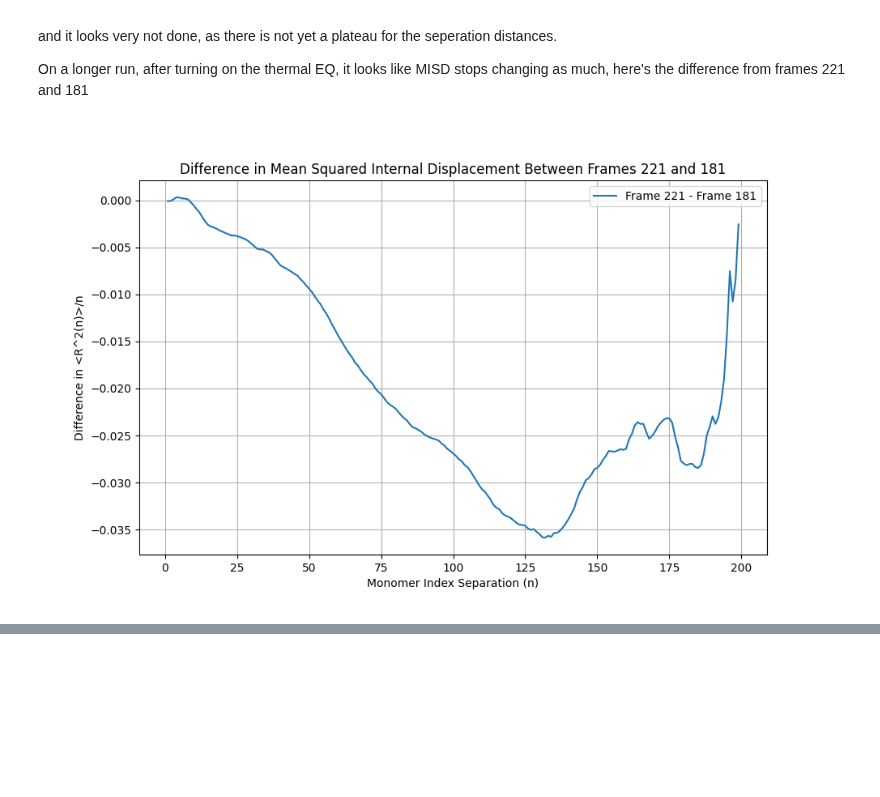
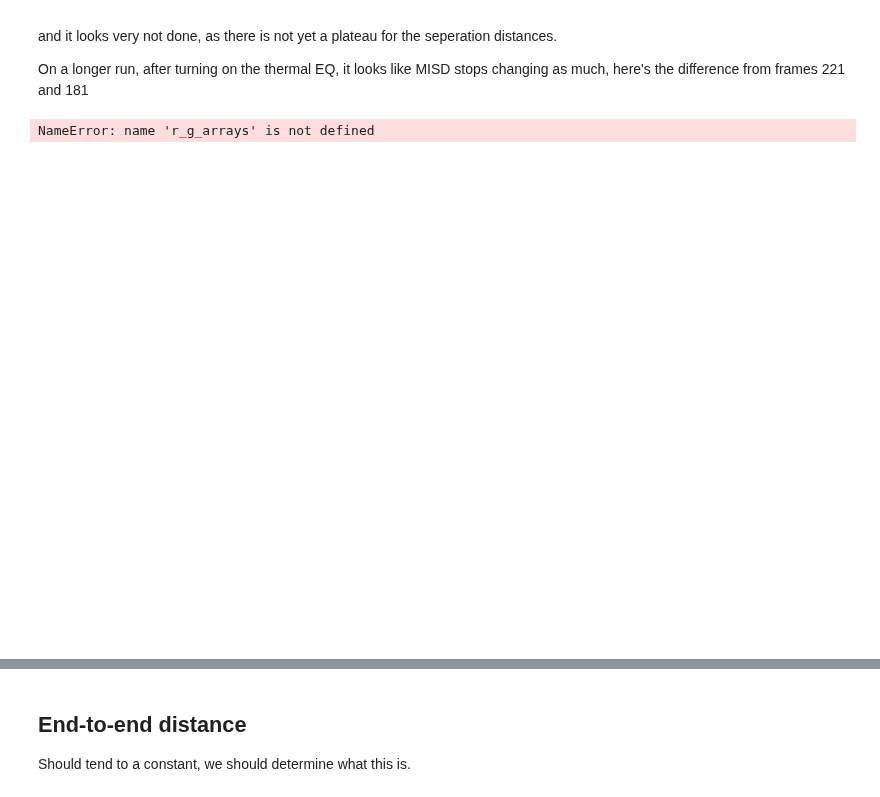
Before and after one commit to anotherbeaver/amine_polymers, a Jupyter notebook: eq_log.ipynb, the cells around one changed output, grey strips where cells are left out. Cells and saved outputs as stored; diff of their text form; code cells hidden in the pictures; blank space fills up the shorter version.

```diff
--- a/eq_log.ipynb
+++ b/eq_log.ipynb
@@ -23,13 +23,13 @@ import pandas as pd
 import matplotlib.pyplot as plt
 import numpy as np
 
-starting_line = 14524
-ending_line = 15523
-thermo_columns = ["Step", "Temp", "E_pair", "E_mol", "TotEng", "Press"]
-thermo_choice = "Press"
+starting_line = 172
+ending_line = 472578
+thermo_columns = ["Step", "Temp", "E_pair", "E_mol", "TotEng", "Press", "Pxy", "c_temp_com"]
+thermo_choice = "Temp"
 tolerance = 0.01
 
-f = "logs/log.polymers_eq"
+f = "logs/log.polymers_prod"
 df = pd.read_csv(f,
                  skiprows=starting_line-1,
                  nrows=ending_line-starting_line+1,
@@ -99,7 +90,7 @@ Taking these from dump files, we need to know how many lines are in each frame.
 We are specifically **NOT USING THE MOLECULE IDs**, as these are messed up by the Monte-Carlo bond swapping, which require beads on the same molecule to not have the same bond id but have ones reflecting their position.
 # %%
 # read first 4 lines of file to get total number of atoms
-with open("data/equilibration.lammpstrj", 'r') as f:
+with open("data/production.lammpstrj", 'r') as f:
     header = [next(f) for _ in range(4)]
     for line in header:
         print(line.strip())
@@ -123,14 +114,15 @@ and now we compute the MSID
 # %%
 import time
 
-filename = "data/equilibration.lammpstrj"
+filename = "data/production.lammpstrj"
 # frames = list(range (0, 200, 10)) + list(range(200, 2000, 100))
-frames = range(0, 2000)
+frames = range(2000, 5000, 10)
 # frames = range (1, 200, 10)
 r_arrays = []
 read_timer = np.zeros(len(frames))
 preproc_timer = 0
 calc_timer = 0
+frame_time_gap = 10000
 
 read_start = time.time()
 with open(filename, 'r') as f:  # this is a better method, read the whole file only once (O(n) instead of O(n*m) for m frames)
@@ -138,7 +130,7 @@ with open(filename, 'r') as f:  # this is a better method, read the whole file o
             if i == 0:
                 continue
             if line.startswith("ITEM: TIMESTEP"):   # get the timestep of each frame
-                current_frame = int(next(f).strip()) // 10000
+                current_frame = int(next(f).strip()) // frame_time_gap
                 # skip next 7 lines of header
                 # print("found frame", current_frame)
                 for _ in range(7):
@@ -252,18 +248,23 @@ and it looks very not done, as there is not yet a plateau for the seperation dis
 On a longer run, after turning on the thermal EQ, it looks like MISD stops changing as much, here's the difference from frames 221 and 181
 # %%
 fig = plt.figure(figsize=(10, 6))
-plt.plot(n, r_arrays[-1]/n - r_arrays[-4]/n, label=f"Frame 221 - Frame 181")
+plt.plot(n, r_g_arrays[-1]/n - r_g_arrays[-4]/n, label=f"Frame 221 - Frame 181")
 plt.xlabel("Monomer Index Separation (n)")
 plt.ylabel("Difference in <R^2(n)>/n")
 plt.title("Difference in Mean Squared Internal Displacement Between Frames 221 and 181")
 plt.grid()
 plt.legend()
 plt.show()
 # %% [output]
+NameError: name 'r_g_arrays' is not defined
-[figure, old version]
+[figure, new version]
 # %% [markdown]
 ![stillchanging](attachment:image.png)
 
 looks like it's still changing, just very slow compared to before. As long as it continues to tend down, technically it'll eventually reach where we want, but this is VERY slow (-0.035) compared to the jump right when we start thermal EQ (~-1.5 from frame 131 to 141). Recall that for these, each frame is 10000 timesteps.
 # %%
 plt.close("all")
+# %% [markdown]
+## End-to-end distance
+
+Should tend to a constant, we should determine what this is.
```
Also changed, not shown: parts of 23 cells of this notebook, 3 other files.
